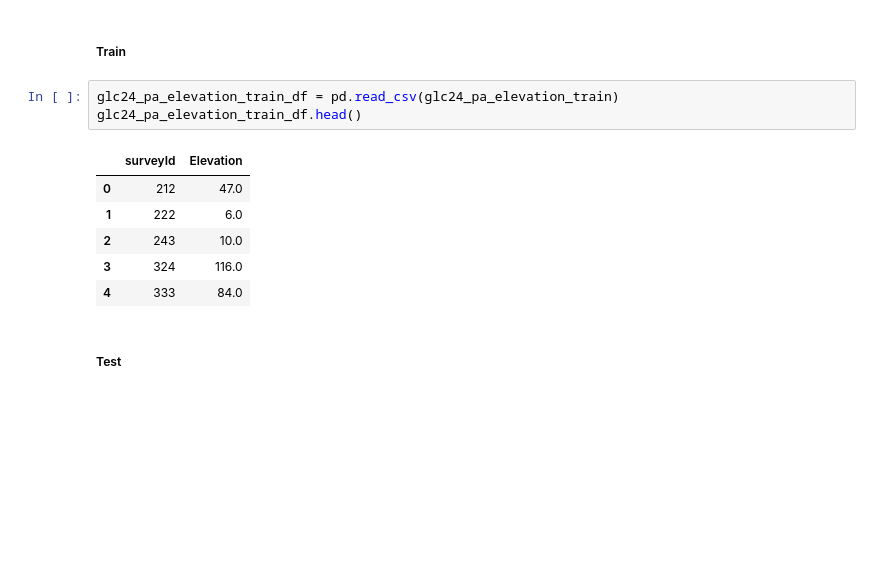
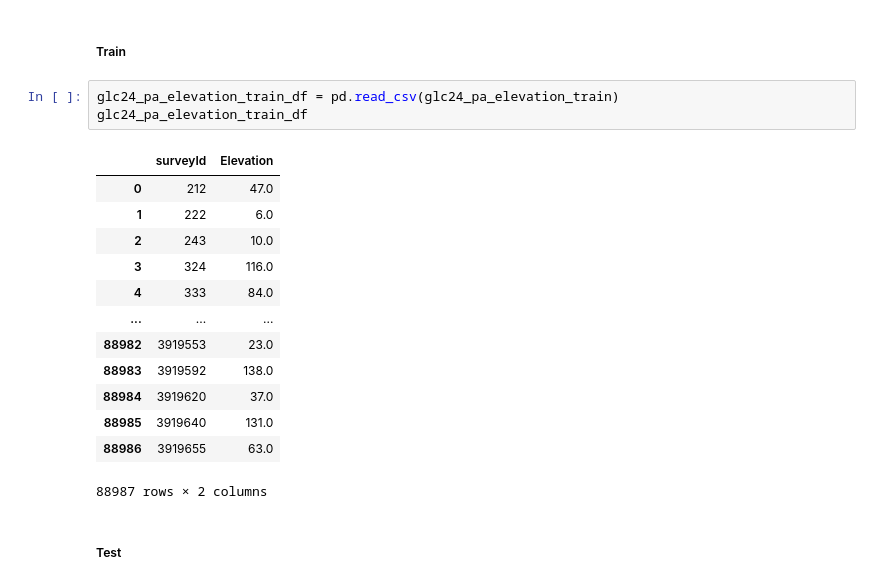
Before and after one commit to amanmukati09/Kaggle-Competitions, a Jupyter notebook: geolifeclef-2024-lifeclef-cvpr-fgvc.ipynb, the cells around one changed output. Drawn from its saved outputs; the diff is of its cells as text; blank space fills up the shorter version.

```diff
--- a/geolifeclef-2024-lifeclef-cvpr-fgvc.ipynb
+++ b/geolifeclef-2024-lifeclef-cvpr-fgvc.ipynb
@@ -82,14 +337,21 @@ glc24_pa_elevation_train = "/kaggle/input/geolifeclef-2024/EnvironmentalRasters/
 ##### Train
 # %%
 glc24_pa_elevation_train_df = pd.read_csv(glc24_pa_elevation_train)
-glc24_pa_elevation_train_df.head()
+glc24_pa_elevation_train_df
 # %% [output]
 |  | surveyId | Elevation |
 | 0 | 212 | 47.0 |
 | 1 | 222 | 6.0 |
 | 2 | 243 | 10.0 |
 | 3 | 324 | 116.0 |
 | 4 | 333 | 84.0 |
+| ... | ... | ... |
+| 88982 | 3919553 | 23.0 |
+| 88983 | 3919592 | 138.0 |
+| 88984 | 3919620 | 37.0 |
+| 88985 | 3919640 | 131.0 |
+| 88986 | 3919655 | 63.0 |
+88987 rows × 2 columns
 # %% [markdown]
 ##### Test
 # %%
```
Also changed, not shown: parts of 5 cells of this notebook.
